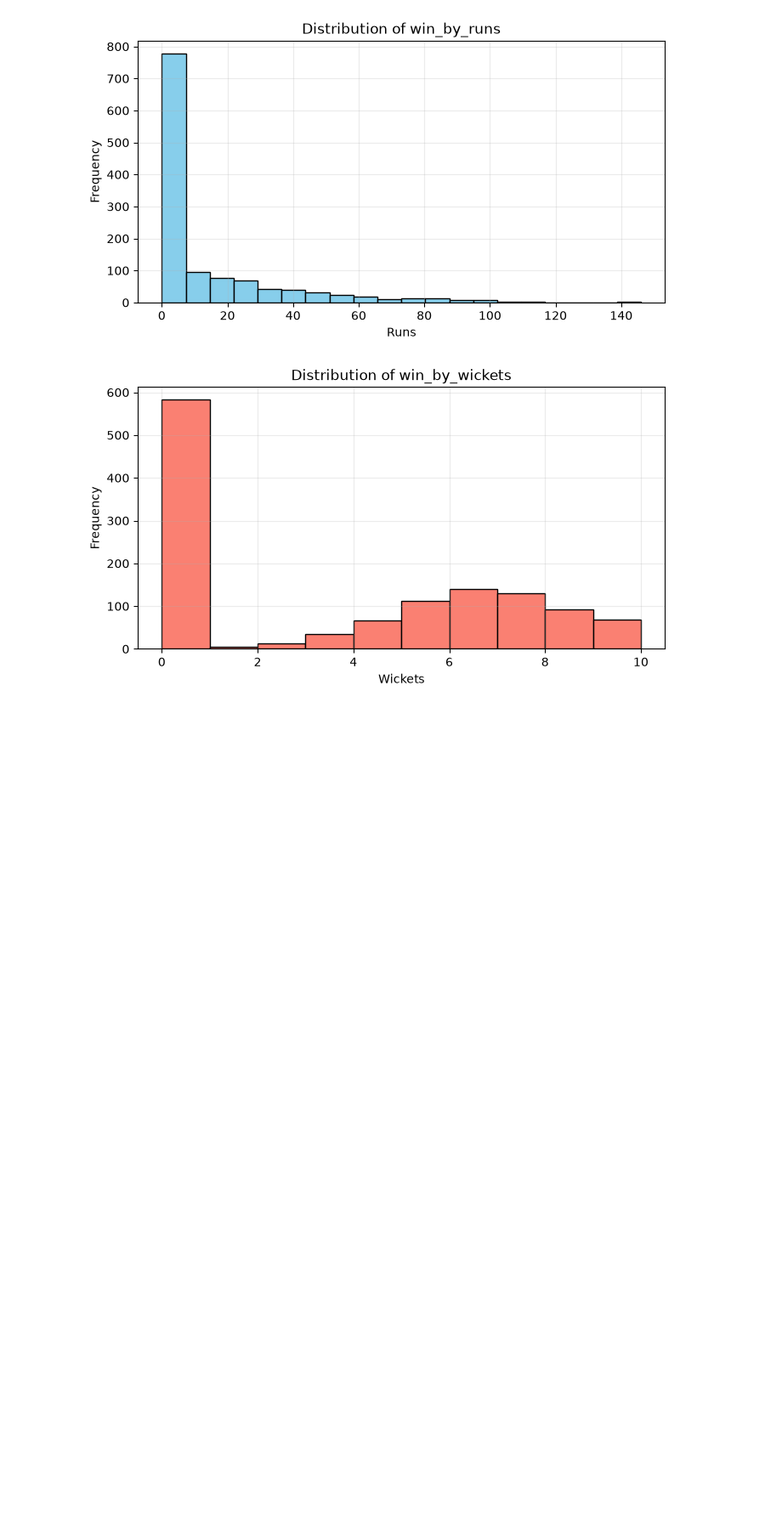
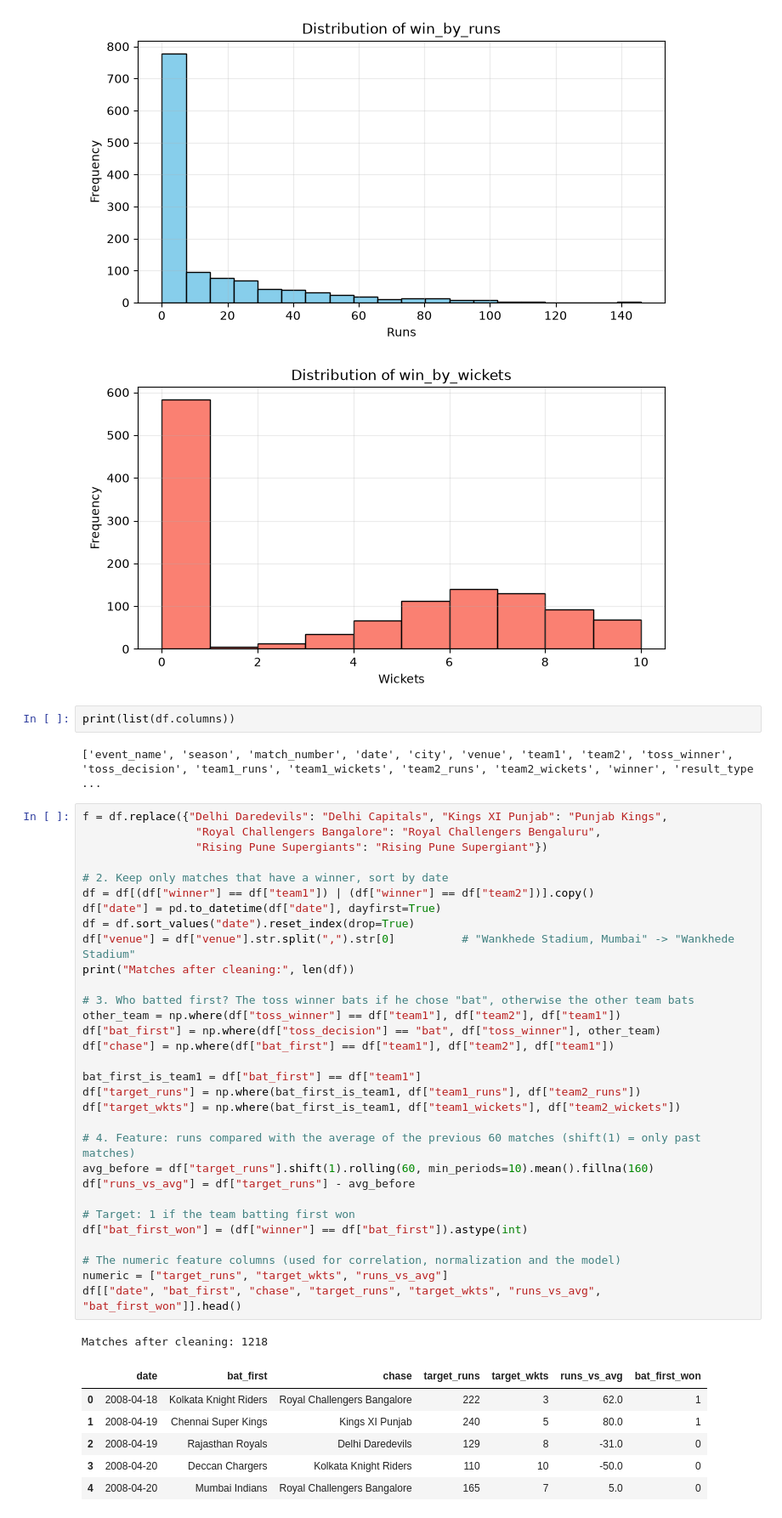
Before and after one commit to 2026aib1055/ipl-match-winner-prediction, a Jupyter notebook: IPL match prediction.ipynb, the cells around one changed output. Shown at 85% size. Saved outputs shown, nothing was run; the diff lists cells and outputs as text; blank space fills up the shorter version.

```diff
--- a/IPL match prediction.ipynb
+++ b/IPL match prediction.ipynb
@@ -89,3 +89,46 @@ plt.show()
 # %% [output]
 [figure]
 [figure]
+# %%
+print(list(df.columns))
+# %% [output]
+['event_name', 'season', 'match_number', 'date', 'city', 'venue', 'team1', 'team2', 'toss_winner', 'toss_decision', 'team1_runs', 'team1_wickets', 'team2_runs', 'team2_wickets', 'winner', 'result_type ...
+# %%
+f = df.replace({"Delhi Daredevils": "Delhi Capitals", "Kings XI Punjab": "Punjab Kings",
+                 "Royal Challengers Bangalore": "Royal Challengers Bengaluru",
+                 "Rising Pune Supergiants": "Rising Pune Supergiant"})
+
+# 2. Keep only matches that have a winner, sort by date
+df = df[(df["winner"] == df["team1"]) | (df["winner"] == df["team2"])].copy()
+df["date"] = pd.to_datetime(df["date"], dayfirst=True)
+df = df.sort_values("date").reset_index(drop=True)
+df["venue"] = df["venue"].str.split(",").str[0]          # "Wankhede Stadium, Mumbai" -> "Wankhede Stadium"
+print("Matches after cleaning:", len(df))
+
+# 3. Who batted first? The toss winner bats if he chose "bat", otherwise the other team bats
+other_team = np.where(df["toss_winner"] == df["team1"], df["team2"], df["team1"])
+df["bat_first"] = np.where(df["toss_decision"] == "bat", df["toss_winner"], other_team)
+df["chase"] = np.where(df["bat_first"] == df["team1"], df["team2"], df["team1"])
+
+bat_first_is_team1 = df["bat_first"] == df["team1"]
+df["target_runs"] = np.where(bat_first_is_team1, df["team1_runs"], df["team2_runs"])
+df["target_wkts"] = np.where(bat_first_is_team1, df["team1_wickets"], df["team2_wickets"])
+
+# 4. Feature: runs compared with the average of the previous 60 matches (shift(1) = only past matches)
+avg_before = df["target_runs"].shift(1).rolling(60, min_periods=10).mean().fillna(160)
+df["runs_vs_avg"] = df["target_runs"] - avg_before
+
+# Target: 1 if the team batting first won
+df["bat_first_won"] = (df["winner"] == df["bat_first"]).astype(int)
+
+# The numeric feature columns (used for correlation, normalization and the model)
+numeric = ["target_runs", "target_wkts", "runs_vs_avg"]
+df[["date", "bat_first", "chase", "target_runs", "target_wkts", "runs_vs_avg", "bat_first_won"]].head()
+# %% [output]
+Matches after cleaning: 1218
+|  | date | bat_first | chase | target_runs | target_wkts | runs_vs_avg | bat_first_won |
+| 0 | 2008-04-18 | Kolkata Knight Riders | Royal Challengers Bangalore | 222 | 3 | 62.0 | 1 |
+| 1 | 2008-04-19 | Chennai Super Kings | Kings XI Punjab | 240 | 5 | 80.0 | 1 |
+| 2 | 2008-04-19 | Rajasthan Royals | Delhi Daredevils | 129 | 8 | -31.0 | 0 |
+| 3 | 2008-04-20 | Deccan Chargers | Kolkata Knight Riders | 110 | 10 | -50.0 | 0 |
+| 4 | 2008-04-20 | Mumbai Indians | Royal Challengers Bangalore | 165 | 7 | 5.0 | 0 |
```
